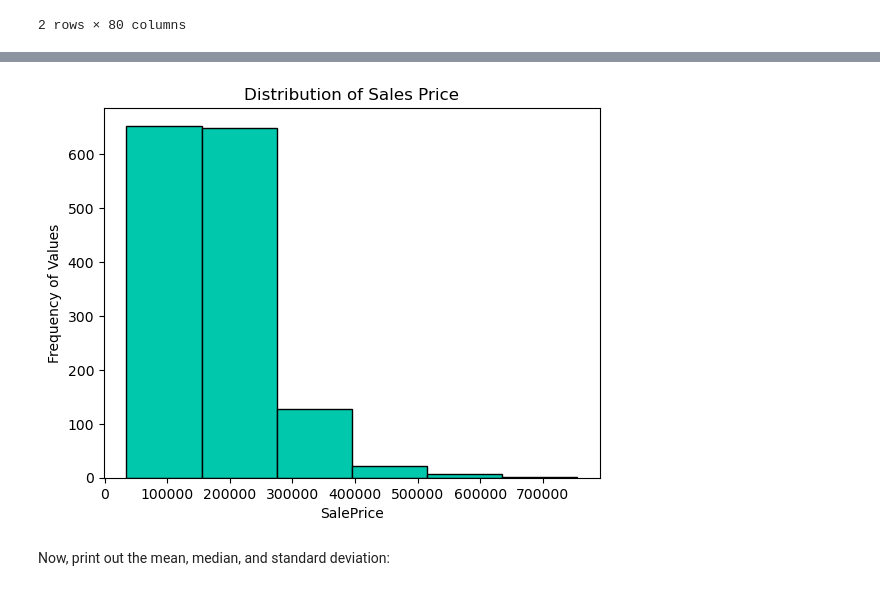
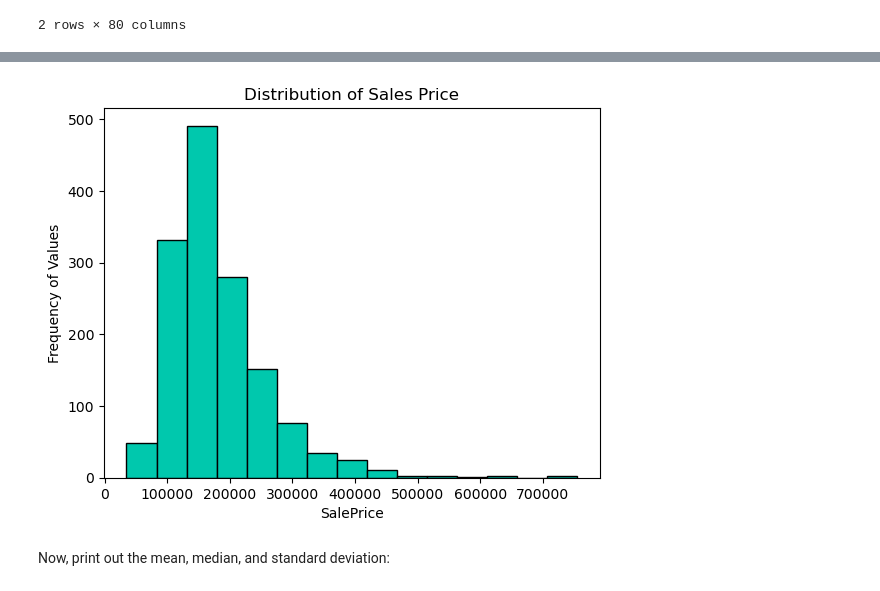
Before and after one commit to Pauline-lab/dsc-pandas-eda-lab, a Jupyter notebook: index.ipynb, the cells around one changed output, grey strips where cells are left out. Saved outputs shown, nothing was run; the diff lists cells and outputs as text; code cells hidden in the pictures.

```diff
--- a/index.ipynb
+++ b/index.ipynb
@@ -206,25 +201,17 @@ df.head(2)
 # %%
-# Generates a histogram for Saleprice
-
-#Import matplotlib,pyplot for ploting the histogram
-import matplotlib.pyplot as plt
-
+# Visualizing a histogram for Saleprice
 #Filters data to only display Salesprice column
 salesprice = df.loc[:, 'SalePrice']
 #Plot the histogram
-plt.hist(salesprice, bins= 6, edgecolor = 'black', color="#00C8AD")
+plt.hist(salesprice, bins= 15, edgecolor = 'black', color="#00C8AD")
 
 plt.xlabel('SalePrice')
 plt.ylabel('Frequency of Values')
 plt.title('Distribution of Sales Price')
 plt.show()
-
-
-
-
 # df.head()
 # %% [output]
-[figure, old version]
+[figure, new version]
 # %% [markdown]
 Now, print out the mean, median, and standard deviation:
 # %%
```
Also changed, not shown: parts of 25 cells of this notebook.
